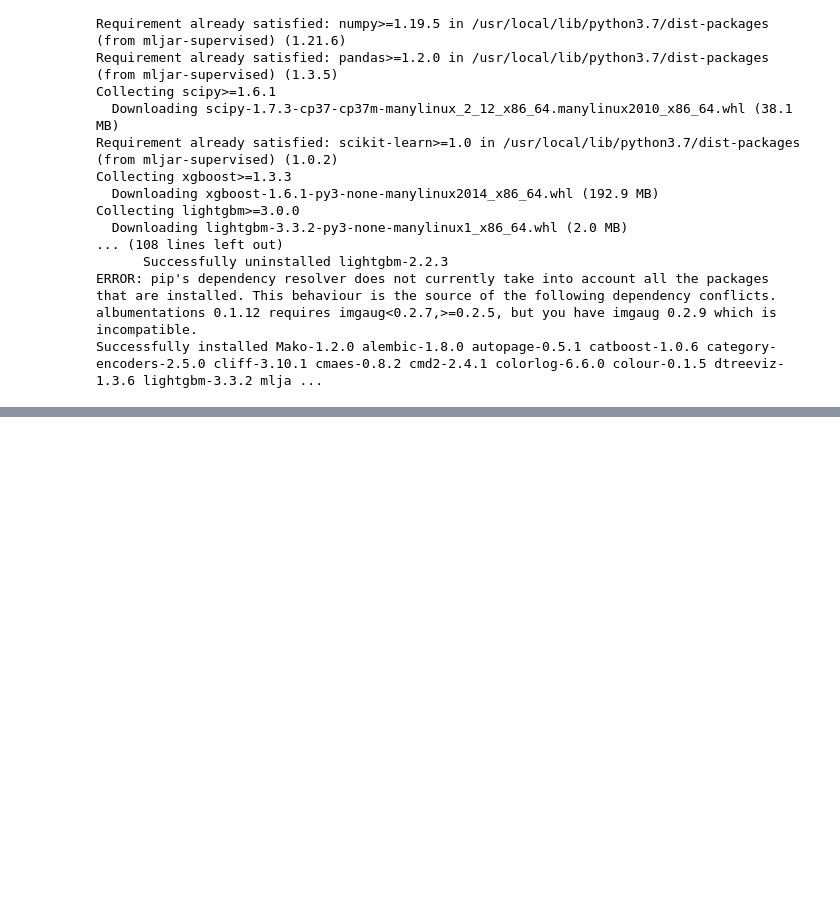
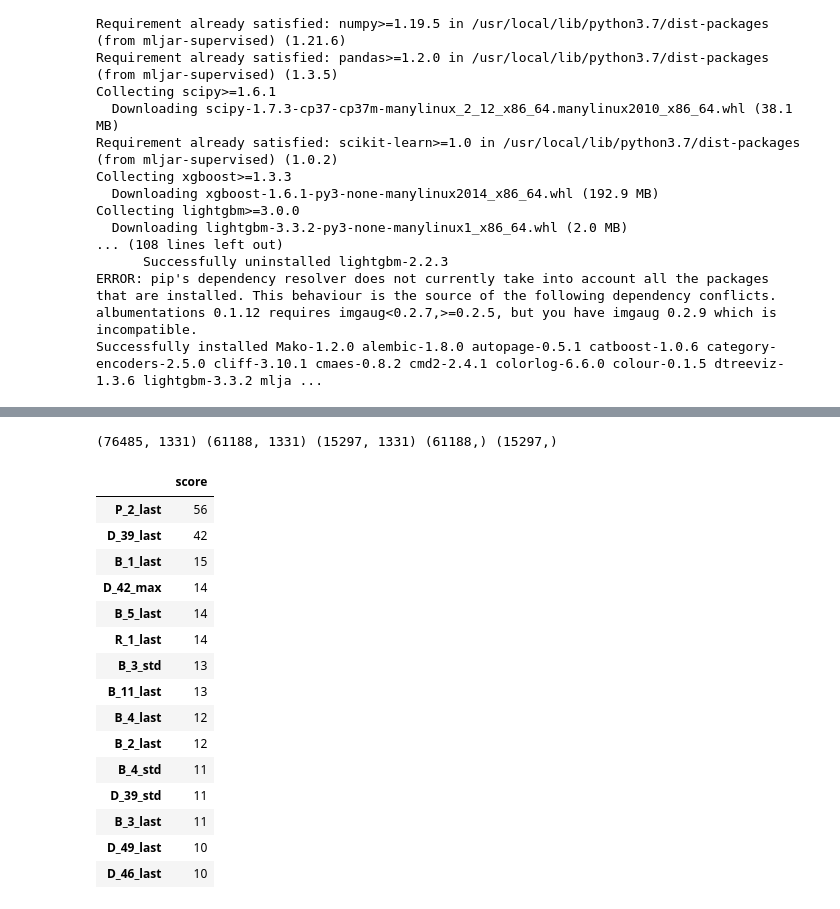
Before and after one commit to eutiagovski/amex-default-predicition, a Jupyter notebook: model-selection/Amex_Default_Model_Selection.ipynb, the cells around one changed output, grey strips where cells are left out. Cells and saved outputs as stored; diff of their text form; code cells hidden in the pictures; blank space fills up the shorter version.

```diff
--- a/model-selection/Amex_Default_Model_Selection.ipynb
+++ b/model-selection/Amex_Default_Model_Selection.ipynb
@@ -133,0 +441,71 @@ val_score
+# %%
+# model 3: Detector de Anomalias
+# https://github.com/eutiagovski/projetos-cursos/blob/main/datascience-mentorama/14_Deteccao_Anomalias_exercicio_.ipynb
+
+index = 3
+
+train_df = pd.read_pickle(train_pkls[index])
+
+
+y = np.load(train_y[index])
+X_train, X_val, y_train, y_val = train_test_split(train_df, y, stratify=y, test_size=0.20, random_state=SEED)
+
+print(train_df.shape, X_train.shape, X_val.shape, y_train.shape, y_val.shape)
+
+data = X_train
+target = y_train
+
+max_intensification = 25
+
+optimizer_xgb = Optimizer(lambda cfg: run(data, target, cfg),
+                          50, 250,
+                          XGBClassifier,
+                          cs)
+optimizer_xgb.optimize()
+
+optimizer_cat = Optimizer(lambda cfg: run(data, target, cfg),
+                          50, 250,
+                          CatBoostClassifier,
+                          cs)
+optimizer_cat.optimize()
+
+
+cfg_traj = [cfg for cfg in optimizer_xgb.trajectory]
+plt.plot([-optimizer_xgb.scores[cfg] if cfg in cfg_traj else None for cfg in optimizer_xgb.cfgs], 'go')
+plt.plot([-optimizer_xgb.scores[cfg] for cfg in optimizer_xgb.cfgs], 'g')
+
+cfg_traj = [cfg for cfg in optimizer_cat.trajectory]
+plt.plot([-optimizer_cat.scores[cfg] if cfg in cfg_traj else None for cfg in optimizer_cat.cfgs], 'ro')
+plt.plot([-optimizer_cat.scores[cfg] for cfg in optimizer_cat.cfgs], 'r')
+
+
+plt.title('SMAC scores')
+plt.legend(['Tested configuration (XGBost)', 'Selected incumbent (XGBoost)',
+            'Tested configuration (CatBoost)', 'Selected incumbent (CatBoost)'])
+plt.xlabel('Number of iterations')
+plt.ylabel('Score')
+plt.show()
+# %% [output]
+(76485, 1331) (61188, 1331) (15297, 1331) (61188,) (15297,)
+# %%
+xgboost_features = pd.read_pickle('/content/drive/MyDrive/kaggle/amex-default-predict/XGB_model_0.7790193265518999_feature_importance.pkl')
+best_features = xgboost_features.loc[xgboost_features.score >= 10]
+
+best_features
+# %% [output]
+|  | score |
+| P_2_last | 56 |
+| D_39_last | 42 |
+| B_1_last | 15 |
+| D_42_max | 14 |
+| B_5_last | 14 |
+| R_1_last | 14 |
+| B_3_std | 13 |
+| B_11_last | 13 |
+| B_4_last | 12 |
+| B_2_last | 12 |
+| B_4_std | 11 |
+| D_39_std | 11 |
+| B_3_last | 11 |
+| D_49_last | 10 |
+| D_46_last | 10 |
```
Also changed, not shown: parts of 18 cells of this notebook.
